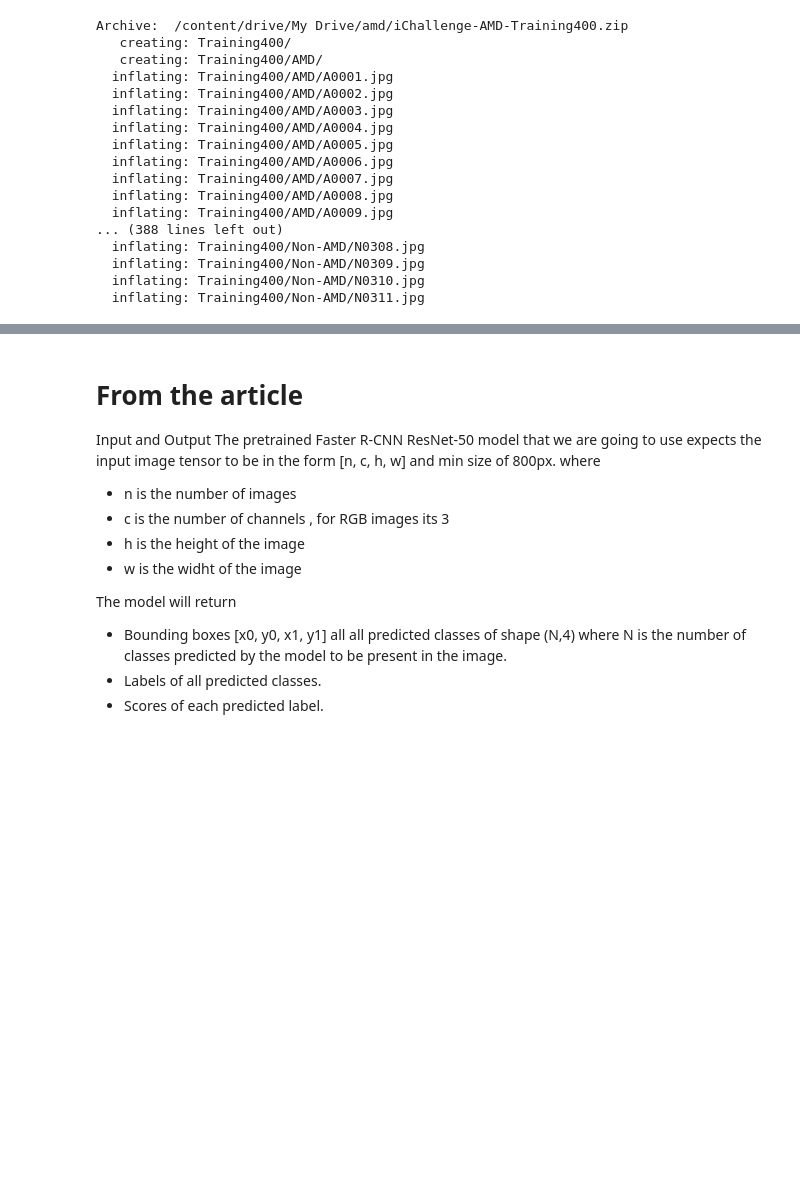
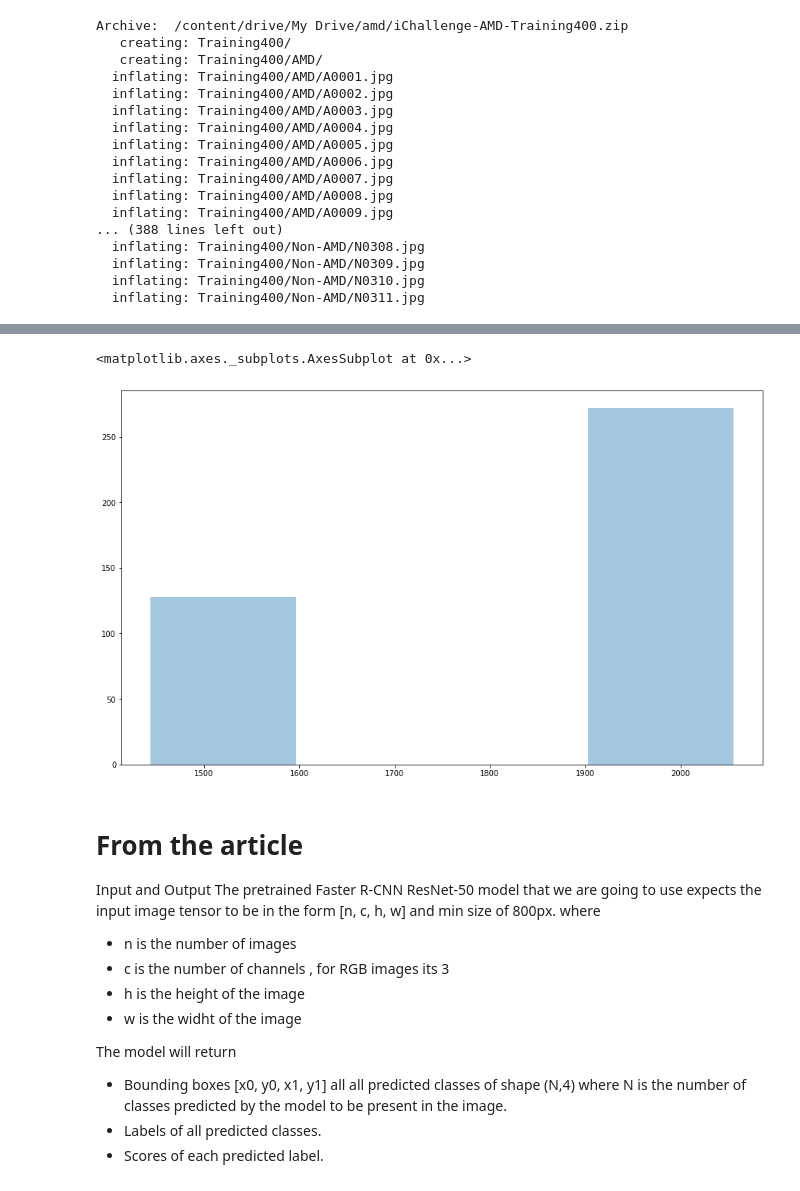
Before and after one commit to vikramkrishnan9885/MyColab, a Jupyter notebook: SingleObjectDetection.ipynb, the cells around one changed output, grey strips where cells are left out. Drawn from its saved outputs; the diff is of its cells as text; code cells hidden in the pictures; blank space fills up the shorter version.

```diff
--- a/SingleObjectDetection.ipynb
+++ b/SingleObjectDetection.ipynb
@@ -124,3 +257,8 @@ FileNotFoundError: ignored
+# %%
+sns.distplot(a=w_list, kde=False)
+# %% [output]
+<matplotlib.axes._subplots.AxesSubplot at 0x...>
+[figure, added]
 # %% [markdown]
 # From the article
 
```
Also changed, not shown: parts of 10 cells of this notebook.
